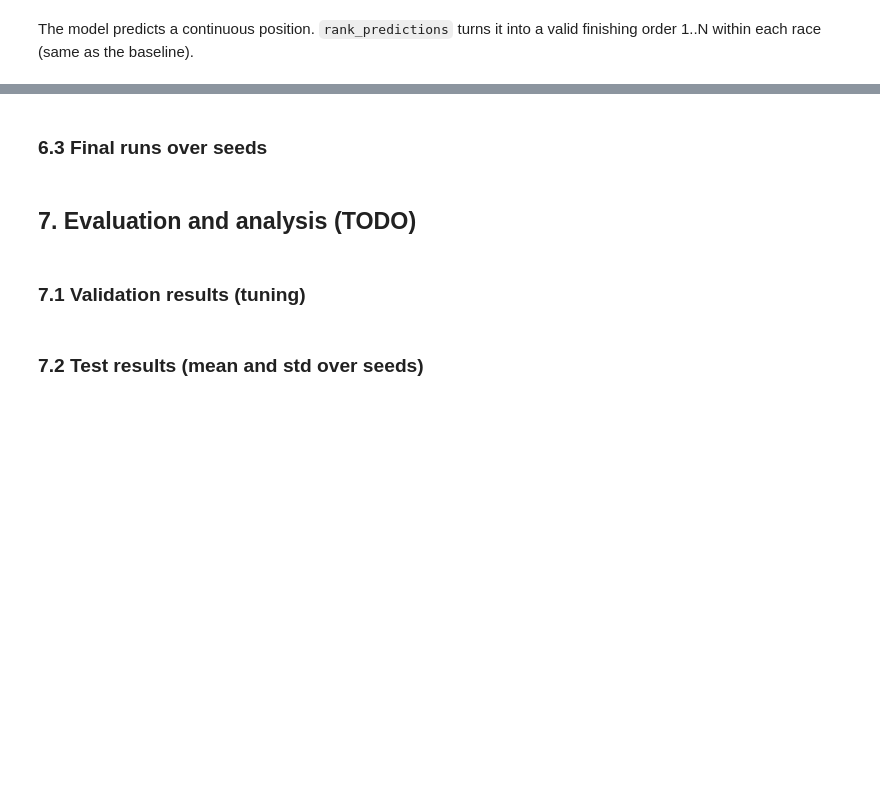
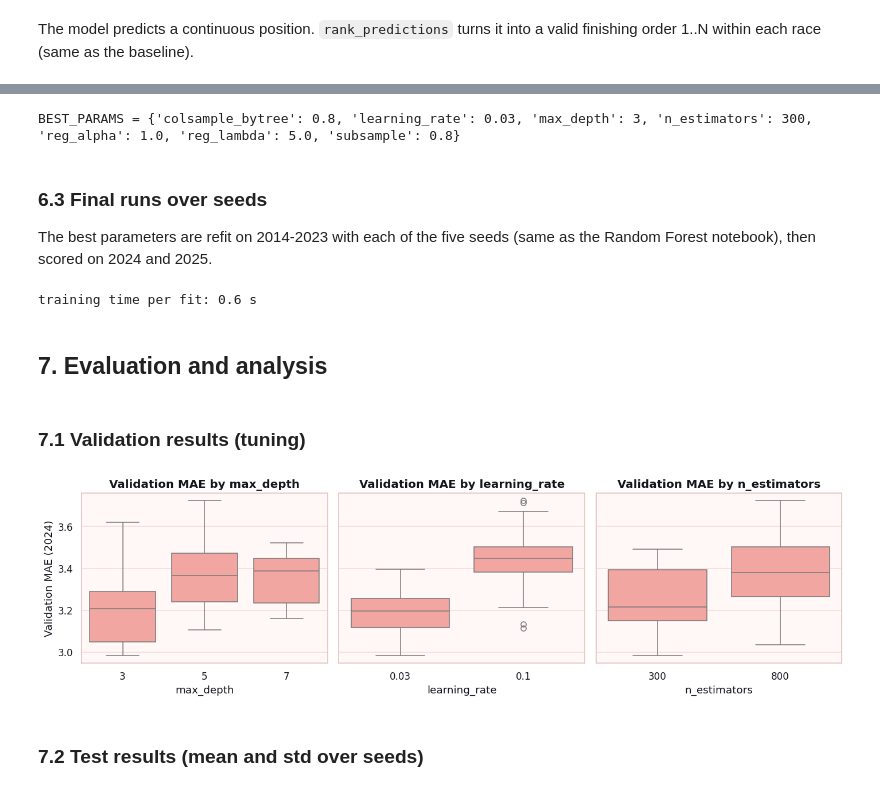
Before and after one commit to heavydriver/f1-race-prediction, a Jupyter notebook: notebooks/method-02-natiq.ipynb, the cells around one changed output, grey strips where cells are left out. Saved outputs shown, nothing was run; the diff lists cells and outputs as text; code cells hidden in the pictures; blank space fills up the shorter version.

```diff
--- a/notebooks/method-02-natiq.ipynb
+++ b/notebooks/method-02-natiq.ipynb
@@ -222,12 +239,23 @@ def rank_predictions(split_df, raw_pred):
 # %%
-# TODO: loop over the grid, fit on train, score on val, keep the best params
-#
-# tuning_results = []
-# for params in ParameterGrid(PARAM_GRID):
-#     model = XGBRegressor(**params, random_state=42, n_jobs=-1)
-#     model.fit(X_train_enc, y_train)
-#     val_pred = rank_predictions(val, model.predict(X_val_enc))
-#     tuning_results.append({**params, **f1.evaluate(val_pred, "pred_position")})
-#
-# tuning_df = pd.DataFrame(tuning_results).sort_values("mae")
-# tuning_df.head()
+import time, platform, xgboost, sklearn
+
+PARAM_GRID["colsample_bytree"] = [0.8]
+grid = list(ParameterGrid(PARAM_GRID))
+print(len(grid), "combinations")
+
+def fit_xgb(params, X, y, seed):
+    model = XGBRegressor(**params, random_state=seed, n_jobs=-1, tree_method="hist")
+    t0 = time.time()
+    model.fit(X, y)
+    return model, time.time() - t0
+
+tuning_results = []
+for i, params in enumerate(grid, 1):
+    model, _ = fit_xgb(params, X_train_enc, y_train, seed=42)
+    val_pred = rank_predictions(val, model.predict(X_val_enc))
+    tuning_results.append({**params, **f1.evaluate(val_pred, "pred_position")})
+    if i % 12 == 0:
+        print(f"{i}/{len(grid)} done")
+
+tuning_df = pd.DataFrame(tuning_results).sort_values("mae").reset_index(drop=True)
+tuning_df.head(10).round(3)
@@ -234,17 +283,31 @@ def rank_predictions(split_df, raw_pred):
-# %% [markdown]
-### 6.3 Final runs over seeds
+# %%
+PARAM_KEYS = list(grid[0].keys())
+BEST_PARAMS = tuning_df.loc[0, PARAM_KEYS].to_dict()
+for k in ["n_estimators", "max_depth"]:
+    BEST_PARAMS[k] = int(BEST_PARAMS[k])
+print("BEST_PARAMS =", BEST_PARAMS)
+# %% [output]
+BEST_PARAMS = {'colsample_bytree': 0.8, 'learning_rate': 0.03, 'max_depth': 3, 'n_estimators': 300, 'reg_alpha': 1.0, 'reg_lambda': 5.0, 'subsample': 0.8}
+# %% [markdown]
+### 6.3 Final runs over seeds
+The best parameters are refit on 2014-2023 with each of the five seeds (same as the Random Forest notebook), then scored on 2024 and 2025.
 # %%
-BEST_PARAMS = DEFAULT_PARAMS  # TODO: replace with the best params from 6.2
-
 seed_results = {"val": [], "test": []}
+test_preds, train_times = [], []
 for seed in SEEDS:
-    model = ...  # TODO: XGBRegressor(**BEST_PARAMS, random_state=seed, n_jobs=-1)
-    # model.fit(X_train_enc, y_train)
-    # val_pred = rank_predictions(val, model.predict(X_val_enc))
-    # test_pred = rank_predictions(test, model.predict(X_test_enc))
-    # seed_results["val"].append(f1.evaluate(val_pred, "pred_position"))
-    # seed_results["test"].append(f1.evaluate(test_pred, "pred_position"))
+    model, secs = fit_xgb(BEST_PARAMS, X_train_enc, y_train, seed)
+    val_pred = rank_predictions(val, model.predict(X_val_enc))
+    test_pred = rank_predictions(test, model.predict(X_test_enc))
+    seed_results["val"].append(f1.evaluate(val_pred, "pred_position"))
+    seed_results["test"].append(f1.evaluate(test_pred, "pred_position"))
+    test_preds.append(test_pred)
+    train_times.append(secs)
+    if seed == SEEDS[0]:
+        model_first = model
+print(f"training time per fit: {np.mean(train_times):.1f} s")
+# %% [output]
+training time per fit: 0.6 s
 # %% [markdown]
-## 7. Evaluation and analysis (TODO)
+## 7. Evaluation and analysis
 # %% [markdown]
 ### 7.1 Validation results (tuning)
@@ -253,3 +314,13 @@ for seed in SEEDS:
+# %%
+fig, axes = plt.subplots(1, 3, figsize=(13, 3.8), sharey=True)
+for ax, p in zip(axes, ["max_depth", "learning_rate", "n_estimators"]):
+    sns.boxplot(data=tuning_df, x=p, y="mae", color="#FF9A94", ax=ax)
+    ax.set(title=f"Validation MAE by {p}", xlabel=p, ylabel="Validation MAE (2024)")
+fig.tight_layout()
+f1.save_fig(fig, NOTEBOOK, "tuning_val_mae")
+plt.show()
+# %% [output]
+[figure, added]
 # %% [markdown]
 ### 7.2 Test results (mean and std over seeds)
 # %%
```
Also changed, not shown: parts of 31 cells of this notebook.
